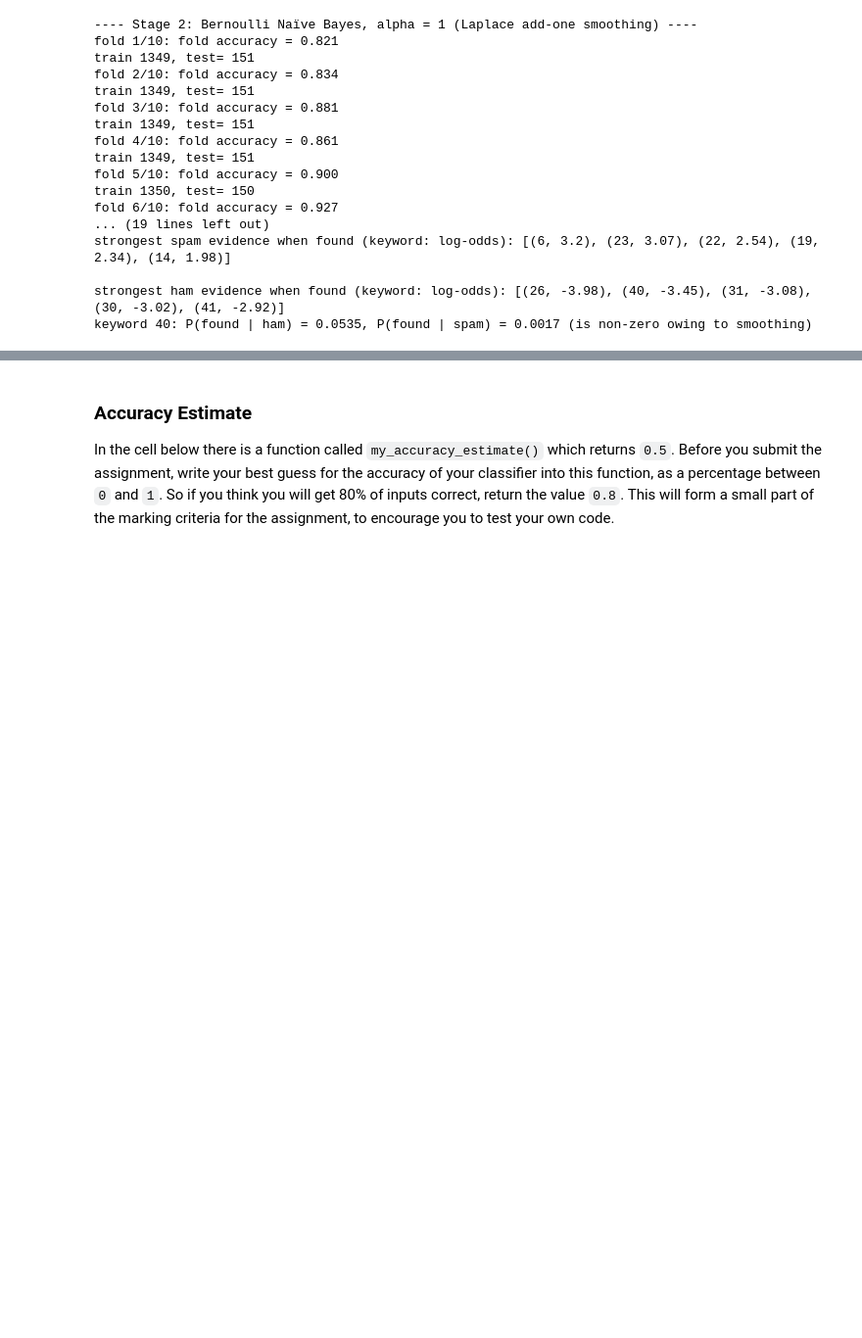
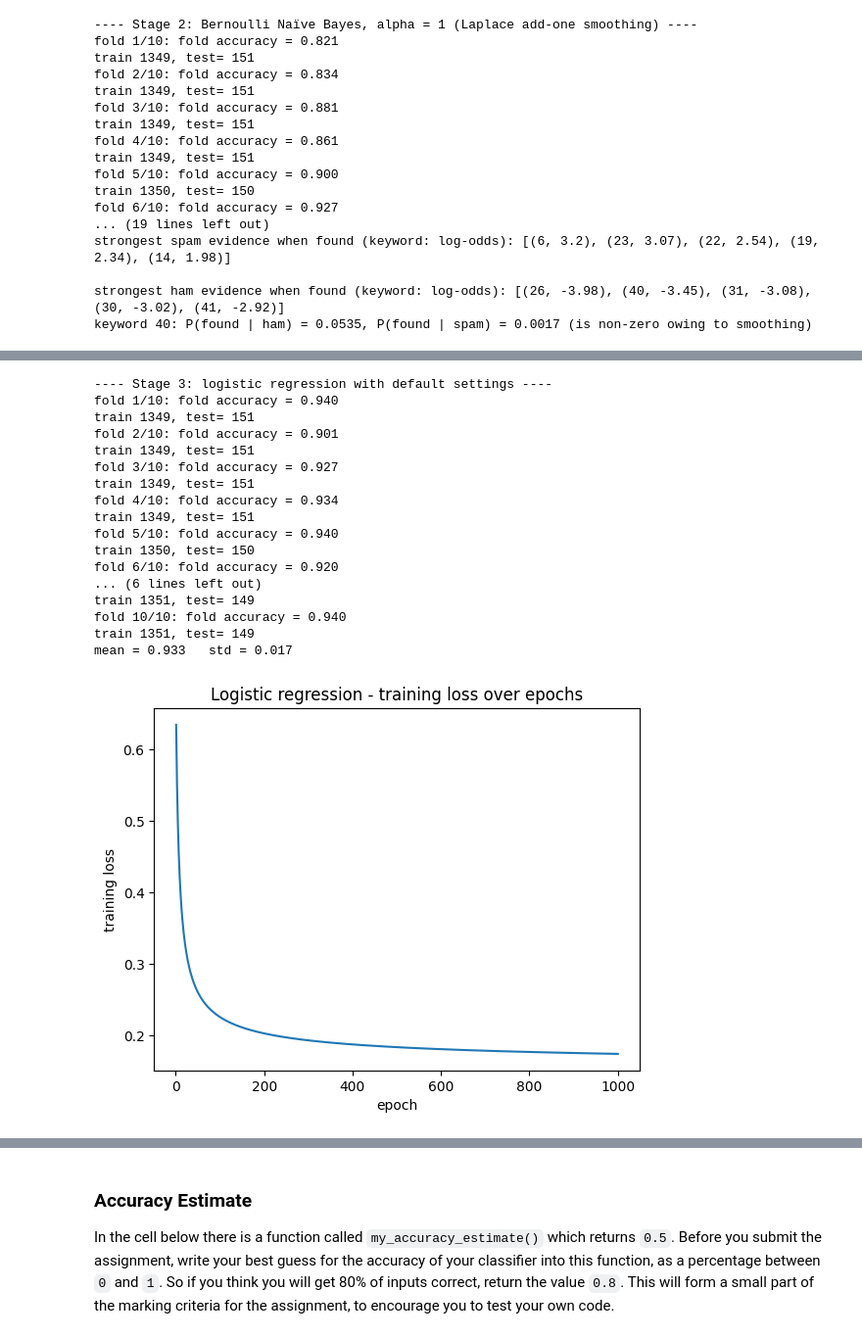
Before and after one commit to ashleighlategan/msc_uob_ashleigh_lategan, a Jupyter notebook: Foundations of Artificial Intelligence/Assignment 2/spamclassifier/spamclassifier.ipynb, the cells around one changed output, grey strips where cells are left out. Shown at 98% size. Saved outputs shown, nothing was run; the diff lists cells and outputs as text; code cells hidden in the pictures; blank space fills up the shorter version.

Commit message:
completed stage 3

```diff
--- a/Foundations of Artificial Intelligence/Assignment 2/spamclassifier/spamclassifier.ipynb
+++ b/Foundations of Artificial Intelligence/Assignment 2/spamclassifier/spamclassifier.ipynb
@@ -736,0 +773,66 @@ def check_gradient(model: LogisticRegressionClassifier, X: np.ndarray, y: np.nda
+# %%
+import matplotlib.pyplot as plt
+RUN_TESTING = True
+
+if RUN_TESTING:
+    print("---- Stage 3: logistic regression with default settings ----")
+    lr_mean, lr_std, _ = cross_validate(LogisticRegressionClassifier, X, y, k=10)
+
+    # A training curve, the loss on the training emails after each update shows
+    # if the gradient descent has converged (Russell and Norvig, 2022, §19.6.4, p.701).
+    lr_all_emails = LogisticRegressionClassifier()
+    lr_all_emails.train(X, y)
+    loss_history = lr_all_emails.training_loss_history
+    plt.plot(np.arange(1, len(loss_history) + 1), loss_history)
+    plt.xlabel("epoch")
+    plt.ylabel("training loss")
+    plt.title("Logistic regression - training loss over epochs")
+    plt.show()
+
+    # Hyperparameter tuning (Russell and Norvig, 2022, §19.4.4, pp.689-690).
+    # Perform a grid search over the learning rate and epochs such
+    # that every combination is cross-validated.
+    # The learning rate and epochs control the progress of gradient descent.
+    # If learning rate is too small, or there are too few epochs then training
+    # can stop before the minimum is reached. If the learning rate is too
+    # big then it could overshoot the minimum
+    # (Jurafsky and Martin, 2026, §4.6.2, p.106).
+    # If results show that every combination gives similar CV accuracy, then
+    # using the default settings is fine.
+    print("\n---- Grid search for learning rate and epochs (CV mean, std) ---- ")
+    for rate in [0.1, 0.5, 1.0]:
+        for n_epochs in [500, 1000, 3000]:
+            mean, std, _ = cross_validate(lambda: LogisticRegressionClassifier(learning_rate=rate, epochs=n_epochs),
+                                        X, y, k=10, verbose=False)
+            print(f"learning_rate = {rate:>4}, epochs = {n_epochs:>4}: mean = {mean:.3f} std = {std:.3f}")
+
+    # L2 is tuned separately as, per Russell and Norvig (2022, §19.4.4, p.690),
+    # independent hyperparameters "can be optimized separately" which helps reduce
+    # the number of cross-validations needed from 45 to 14. L2 is independent as
+    # it moves where the minimum of the loss is, while the learning rate and epochs
+    # only affect if gradient descent reaches it. Values for l2 range from
+    # no penalty to 0.1
+    print("\n---- Tuning l2 (CV mean, std) ----")
+    for l2 in [0.0, 0.0001, 0.001, 0.01, 0.1]:
+        mean, std, _ = cross_validate(lambda: LogisticRegressionClassifier(l2=l2),
+                                    X, y, k=10, verbose=False)
+        print(f"l2 = {l2:>6}: mean = {mean:.3f} std = {std:.3f}")
+# %% [output]
+---- Stage 3: logistic regression with default settings ----
+fold 1/10: fold accuracy = 0.940
+train 1349, test= 151
+fold 2/10: fold accuracy = 0.901
+train 1349, test= 151
+fold 3/10: fold accuracy = 0.927
+train 1349, test= 151
+fold 4/10: fold accuracy = 0.934
+train 1349, test= 151
+fold 5/10: fold accuracy = 0.940
+train 1350, test= 150
+fold 6/10: fold accuracy = 0.920
+... (6 lines left out)
+train 1351, test= 149
+fold 10/10: fold accuracy = 0.940
+train 1351, test= 149
+mean = 0.933   std = 0.017
+[figure, added]
```
Also changed, not shown: parts of 4 cells of this notebook.
